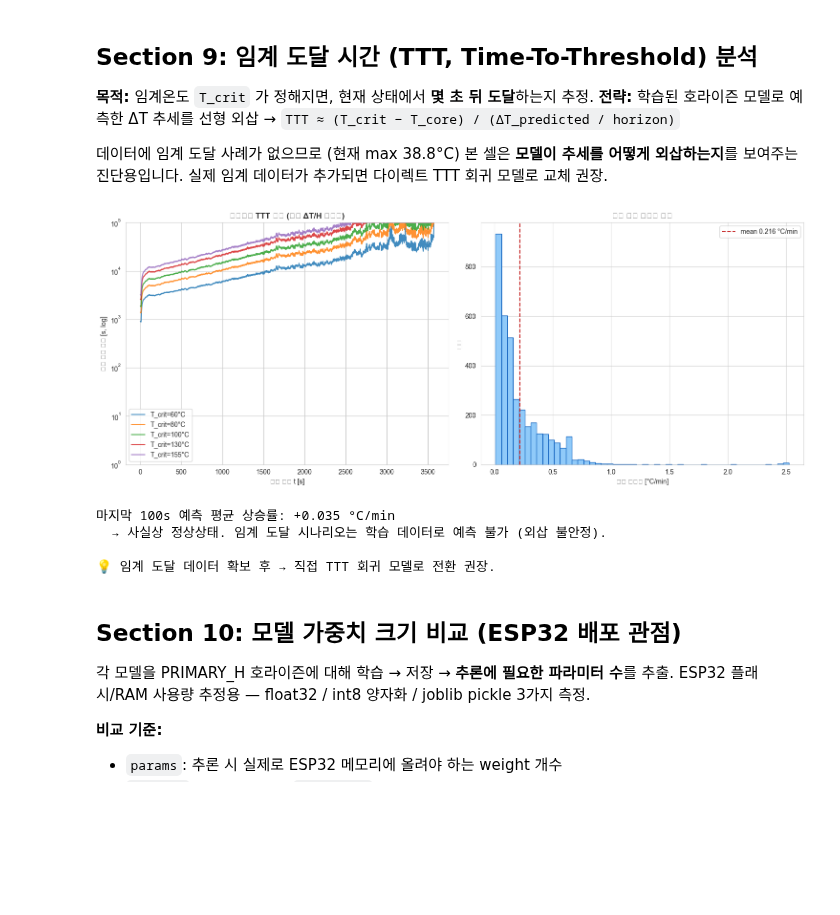
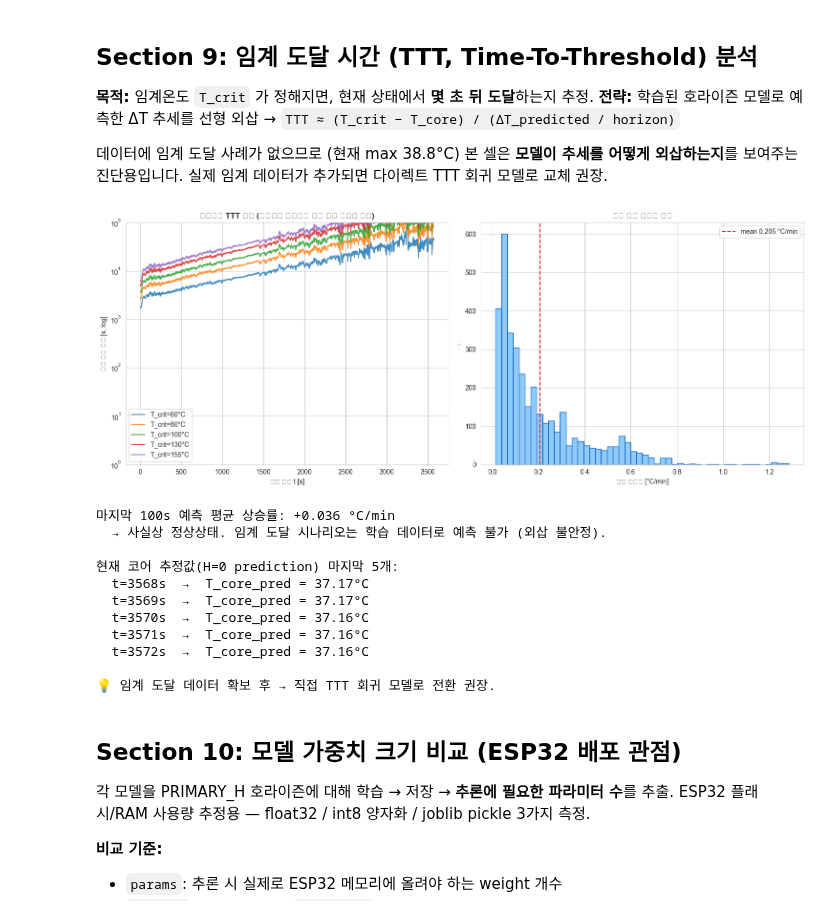
Before and after one commit to INHA-IN-GPS-2026/IN_GPS_ML_Validation, a Jupyter notebook: notebooks/01_model_evaluation.ipynb, the cells around one changed output. Saved outputs shown, nothing was run; the diff lists cells and outputs as text; code cells hidden in the pictures; blank space fills up the shorter version.

```diff
--- a/notebooks/01_model_evaluation.ipynb
+++ b/notebooks/01_model_evaluation.ipynb
@@ -629,57 +634,80 @@ print("\n다음 단계: Section 9 (TTT) 또는 python ../scripts/export_to_c.py"
 # %%
 # ─── 사용자 파라미터 ─────────────────
 T_CRIT_LIST = [60, 80, 100, 130, 155]   # °C — 후보 임계값들 (마진 미정 → 여러 개 표시)
-USE_HORIZON = PRIMARY_H                   # 외삽에 사용할 호라이즌
-USE_MODEL   = BEST_MODEL_NAME             # 사용할 모델
+USE_MODEL   = BEST_MODEL_NAME             # Section 7에서 자동 선택
 # ─────────────────────────────────────
 
-# 전체 데이터에 대해 ΔT 예측
-mdl = make_models()[USE_MODEL]
-mdl.fit(scaler.transform(X_all), Y_all[USE_HORIZON])
-delta_pred_all = mdl.predict(scaler.transform(X_all))   # 예측 ΔT_core(t+H)
-rate_pred = delta_pred_all / USE_HORIZON                # °C/s 외삽 기울기
+# 다중 호라이즌 예측을 모두 사용해서 시간축 회귀로 외삽 기울기 산출
+# 각 시점 t에서 [pred(t+0), pred(t+30), pred(t+60), pred(t+120)] 4점에 직선 적합 → 기울기
+import numpy as np
 
-T_core_now = df["T_core"].values
+# 모든 호라이즌에 대해 same model로 학습 후 예측
+preds_all = {}
+for h in HORIZONS:
+    mdl = make_models()[USE_MODEL]
+    mdl.fit(scaler.transform(X_all), Y_all[h])
+    preds_all[h] = mdl.predict(scaler.transform(X_all))
+
+# 각 행마다 4개 호라이즌 예측 → 최소제곱으로 직선 fit (slope = °C/s)
+horizons_arr = np.array(HORIZONS)
+preds_matrix = np.column_stack([preds_all[h] for h in HORIZONS])  # (N, len(HORIZONS))
+
+# 직선 y = a + b*t  (b = 상승률)
+H = horizons_arr - horizons_arr.mean()
+denom = (H * H).sum()
+slopes = ((preds_matrix - preds_matrix.mean(axis=1, keepdims=True)) * H).sum(axis=1) / denom
+T_core_now_pred = preds_all[0]   # H=0 예측 = 현재 코어 추정값
 
 fig, axes = plt.subplots(1, 2, figsize=(15, 6))
 
 # 좌: 시간에 따른 외삽 TTT (임계값별)
 for T_crit in T_CRIT_LIST:
-    ttt = np.where(rate_pred > 1e-4,
-                   (T_crit - T_core_now) / rate_pred,
+    ttt = np.where(slopes > 1e-4,
+                   (T_crit - T_core_now_pred) / slopes,
                    np.inf)
+    ttt = np.where(ttt < 0, np.inf, ttt)  # 이미 임계 넘은 경우 무시
     ttt = np.clip(ttt, 0, 1e5)
     axes[0].plot(df["t_sec"], ttt, label=f"T_crit={T_crit}°C", alpha=0.85)
 axes[0].set_yscale("log")
 axes[0].set_ylim(1, 1e5)
 axes[0].set_xlabel("운전 시각 t [s]")
 axes[0].set_ylabel("도달 예상 시간 [s, log]")
-axes[0].set_title("임계값별 TTT 외삽 (모델 ΔT/H 기울기)", fontweight="bold")
+axes[0].set_title("임계값별 TTT 외삽 (호라이즌 예측들의 직선 회귀 기울기 사용)", fontweight="bold")
 axes[0].legend()
 
 # 우: 예측 상승률 분포
-axes[1].hist(rate_pred * 60, bins=50, color=BLUE_LIGHT, edgecolor=BLUE)
-axes[1].axvline(rate_pred.mean()*60, color=RED, linestyle="--",
-                label=f"mean {rate_pred.mean()*60:.3f} °C/min")
+axes[1].hist(slopes * 60, bins=50, color=BLUE_LIGHT, edgecolor=BLUE)
+axes[1].axvline(slopes.mean()*60, color=RED, linestyle="--",
+                label=f"mean {slopes.mean()*60:.3f} °C/min")
 axes[1].set_xlabel("예측 상승률 [°C/min]")
 axes[1].set_ylabel("빈도")
 axes[1].set_title("모델 예측 상승률 분포", fontweight="bold")
 axes[1].legend()
 
 plt.tight_layout()
 plt.savefig(f"{FIGURES_DIR}/10_ttt_extrapolation.png", dpi=150, bbox_inches="tight")
 plt.show()
 
-last_rate = rate_pred[-100:].mean() * 60
+last_rate = slopes[-100:].mean() * 60
 print(f"마지막 100s 예측 평균 상승률: {last_rate:+.3f} °C/min")
 if abs(last_rate) < 0.05:
     print("  → 사실상 정상상태. 임계 도달 시나리오는 학습 데이터로 예측 불가 (외삽 불안정).")
+print(f"\n현재 코어 추정값(H=0 prediction) 마지막 5개:")
+for i in range(-5, 0):
+    print(f"  t={df['t_sec'].iloc[i]:.0f}s  →  T_core_pred = {T_core_now_pred[i]:.2f}°C")
 print("\n💡 임계 도달 데이터 확보 후 → 직접 TTT 회귀 모델로 전환 권장.")
 # %% [output]
-[figure, old version]
+[figure, new version]
-마지막 100s 예측 평균 상승률: +0.035 °C/min
+마지막 100s 예측 평균 상승률: +0.036 °C/min
   → 사실상 정상상태. 임계 도달 시나리오는 학습 데이터로 예측 불가 (외삽 불안정).
 
+현재 코어 추정값(H=0 prediction) 마지막 5개:
+  t=3568s  →  T_core_pred = 37.17°C
+  t=3569s  →  T_core_pred = 37.17°C
+  t=3570s  →  T_core_pred = 37.16°C
+  t=3571s  →  T_core_pred = 37.16°C
+  t=3572s  →  T_core_pred = 37.16°C
+
 💡 임계 도달 데이터 확보 후 → 직접 TTT 회귀 모델로 전환 권장.
 # %% [markdown]
 ## Section 10: 모델 가중치 크기 비교 (ESP32 배포 관점)
```
Also changed, not shown: parts of 23 cells of this notebook, 19 other files.
